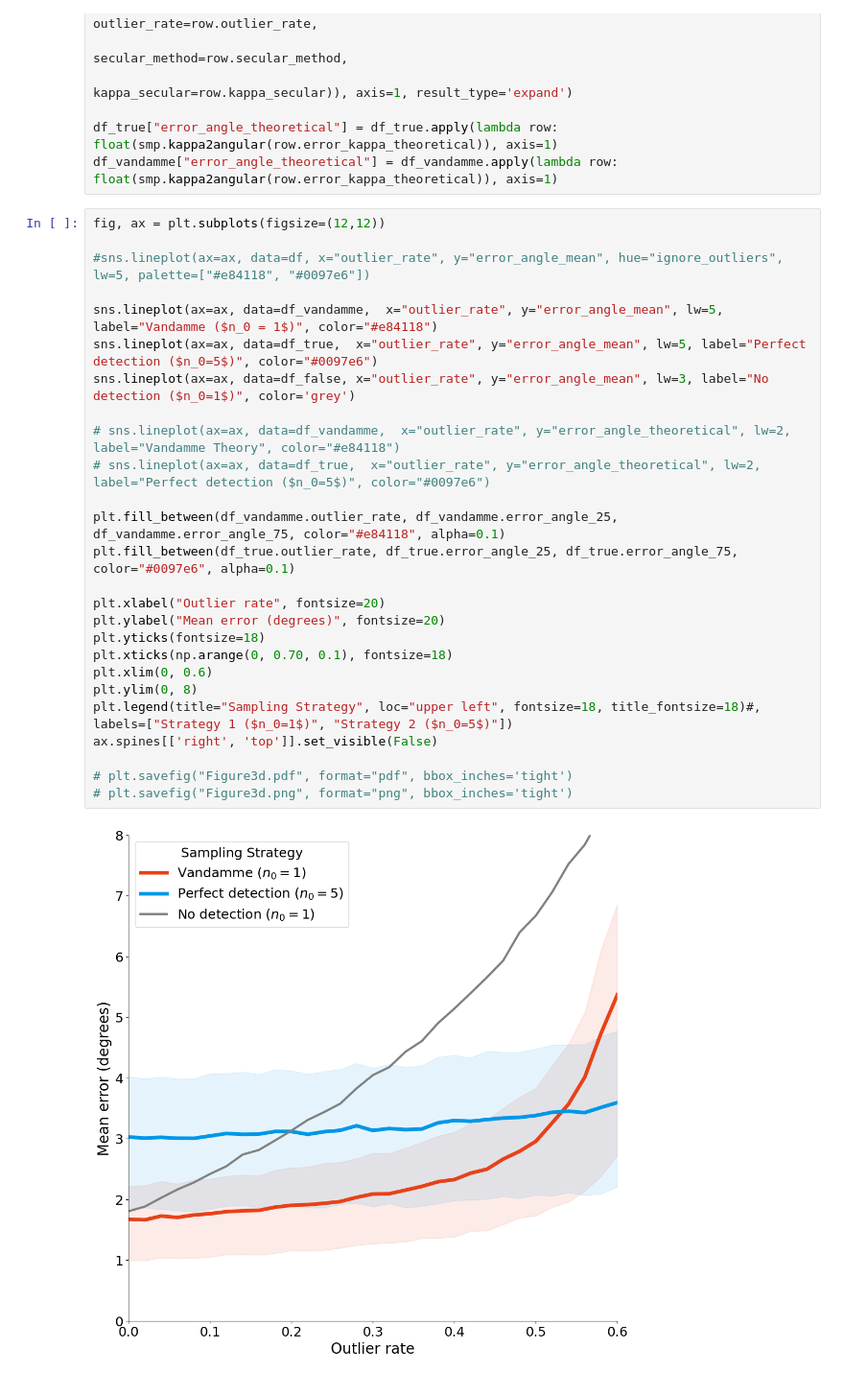
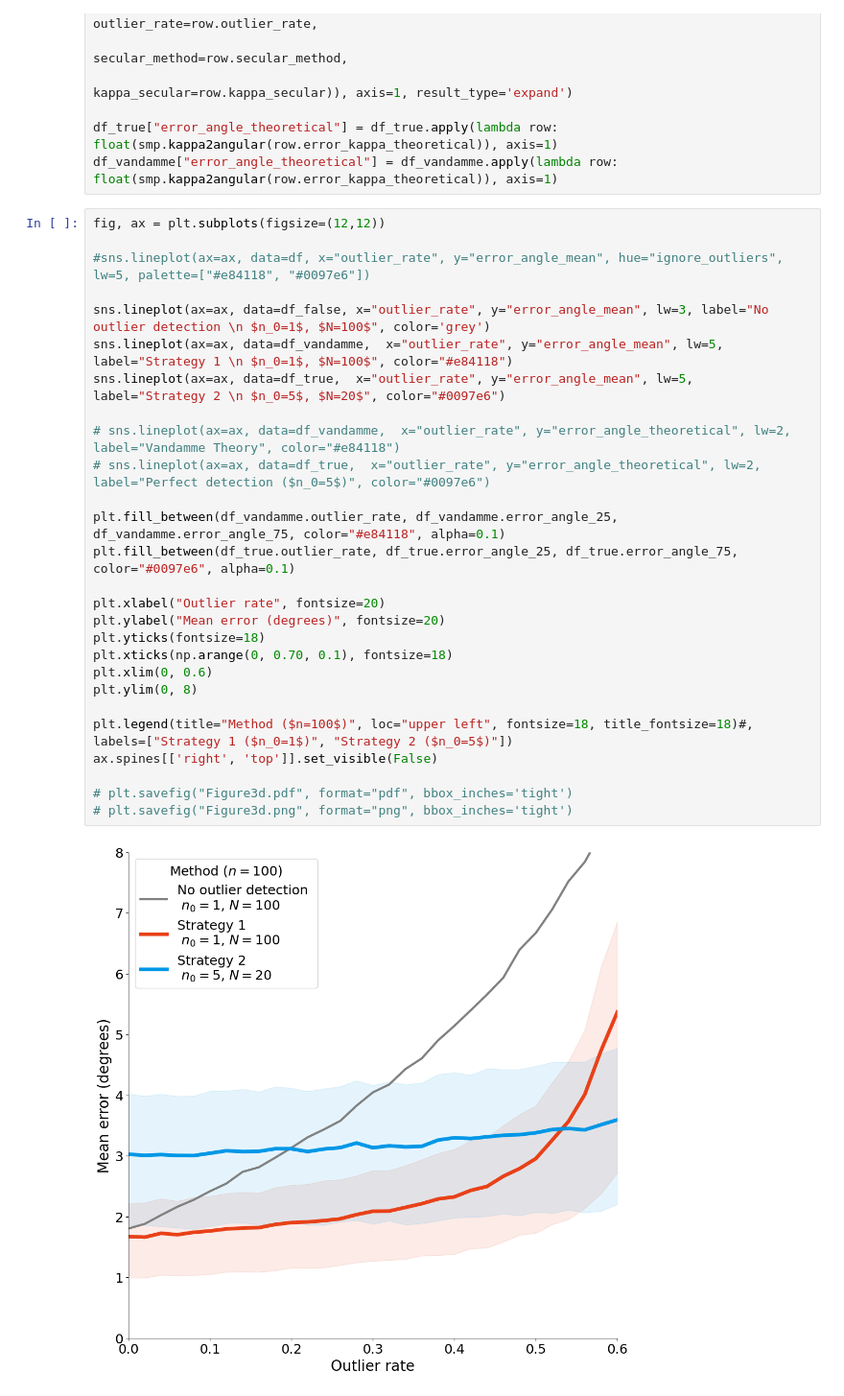
Before and after one commit to PolarWandering/PaleoSampling, a Jupyter notebook: figures/figure3_intersection/Figure3_intersection.ipynb, the cells around one changed output. Shown at 96% size. Saved outputs shown, nothing was run; the diff lists cells and outputs as text.

```diff
--- a/figures/figure3_intersection/Figure3_intersection.ipynb
+++ b/figures/figure3_intersection/Figure3_intersection.ipynb
@@ -56,28 +58,29 @@ df_vandamme["error_angle_theoretical"] = df_vandamme.apply(lambda row: float(smp
 # %%
 fig, ax = plt.subplots(figsize=(12,12))
 
 #sns.lineplot(ax=ax, data=df, x="outlier_rate", y="error_angle_mean", hue="ignore_outliers", lw=5, palette=["#e84118", "#0097e6"])
 
-sns.lineplot(ax=ax, data=df_vandamme,  x="outlier_rate", y="error_angle_mean", lw=5, label="Vandamme ($n_0 = 1$)", color="#e84118")
-sns.lineplot(ax=ax, data=df_true,  x="outlier_rate", y="error_angle_mean", lw=5, label="Perfect detection ($n_0=5$)", color="#0097e6")
-sns.lineplot(ax=ax, data=df_false, x="outlier_rate", y="error_angle_mean", lw=3, label="No detection ($n_0=1$)", color='grey')
+sns.lineplot(ax=ax, data=df_false, x="outlier_rate", y="error_angle_mean", lw=3, label="No outlier detection \n $n_0=1$, $N=100$", color='grey')
+sns.lineplot(ax=ax, data=df_vandamme,  x="outlier_rate", y="error_angle_mean", lw=5, label="Strategy 1 \n $n_0=1$, $N=100$", color="#e84118")
+sns.lineplot(ax=ax, data=df_true,  x="outlier_rate", y="error_angle_mean", lw=5, label="Strategy 2 \n $n_0=5$, $N=20$", color="#0097e6")
 
 # sns.lineplot(ax=ax, data=df_vandamme,  x="outlier_rate", y="error_angle_theoretical", lw=2, label="Vandamme Theory", color="#e84118")
 # sns.lineplot(ax=ax, data=df_true,  x="outlier_rate", y="error_angle_theoretical", lw=2, label="Perfect detection ($n_0=5$)", color="#0097e6")
 
 plt.fill_between(df_vandamme.outlier_rate, df_vandamme.error_angle_25, df_vandamme.error_angle_75, color="#e84118", alpha=0.1)
 plt.fill_between(df_true.outlier_rate, df_true.error_angle_25, df_true.error_angle_75, color="#0097e6", alpha=0.1)
 
 plt.xlabel("Outlier rate", fontsize=20)
 plt.ylabel("Mean error (degrees)", fontsize=20)
 plt.yticks(fontsize=18)
 plt.xticks(np.arange(0, 0.70, 0.1), fontsize=18)
 plt.xlim(0, 0.6)
 plt.ylim(0, 8)
-plt.legend(title="Sampling Strategy", loc="upper left", fontsize=18, title_fontsize=18)#, labels=["Strategy 1 ($n_0=1$)", "Strategy 2 ($n_0=5$)"])
+
+plt.legend(title="Method ($n=100$)", loc="upper left", fontsize=18, title_fontsize=18)#, labels=["Strategy 1 ($n_0=1$)", "Strategy 2 ($n_0=5$)"])
 ax.spines[['right', 'top']].set_visible(False)
 
 # plt.savefig("Figure3d.pdf", format="pdf", bbox_inches='tight')
 # plt.savefig("Figure3d.png", format="png", bbox_inches='tight')
 # %% [output]
-[figure, old version]
+[figure, new version]
```
Also changed, not shown: parts of 1 cell of this notebook, 1 other file.
